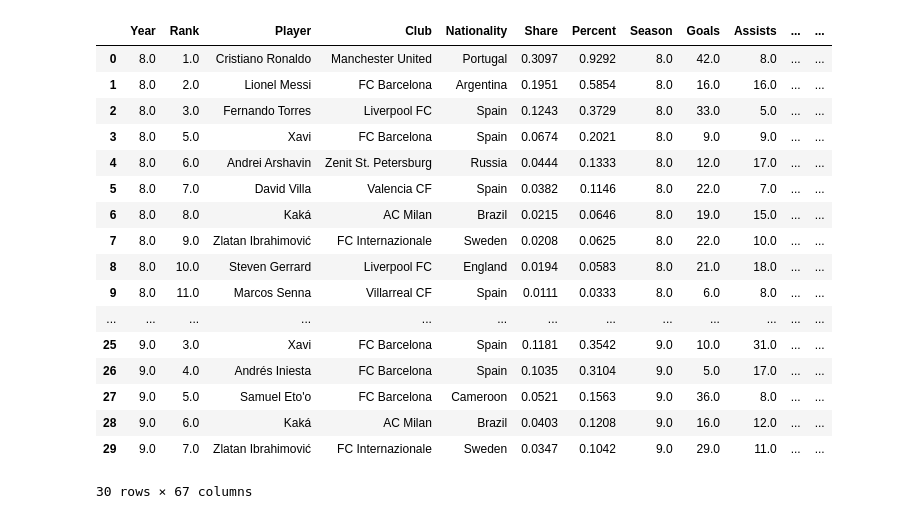
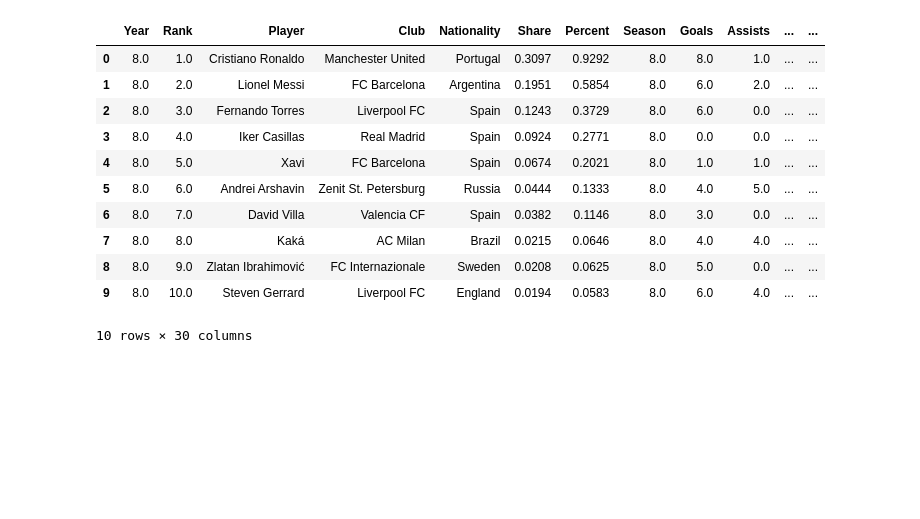
Before and after one commit to TheJarmanitor/outplayed, a Jupyter notebook: notebooks/player_modeling.ipynb, the cells around one changed output. Drawn from its saved outputs; the diff is of its cells as text; code cells hidden in the pictures; blank space fills up the shorter version.

Commit message:
more player modeling

```diff
--- a/notebooks/player_modeling.ipynb
+++ b/notebooks/player_modeling.ipynb
@@ -1,28 +1,22 @@
 # %%
 import pandas as pd
 
-df = pd.read_csv("../data/player_stats.csv")
+df = pd.read_csv("../data/player_stats_new.csv")
 df["Percent"] = df["Percent"].fillna(0.0)
 df = df.dropna(axis=1)
 # %%
-df.head(30)
+df.head(10)
 # %% [output]
 |  | Year | Rank | Player | Club | Nationality | Share | Percent | Season | Goals | Assists | ... | ... |
-| 0 | 8.0 | 1.0 | Cristiano Ronaldo | Manchester United | Portugal | 0.3097 | 0.9292 | 8.0 | 42.0 | 8.0 | ... | ... |
-| 1 | 8.0 | 2.0 | Lionel Messi | FC Barcelona | Argentina | 0.1951 | 0.5854 | 8.0 | 16.0 | 16.0 | ... | ... |
-| 2 | 8.0 | 3.0 | Fernando Torres | Liverpool FC | Spain | 0.1243 | 0.3729 | 8.0 | 33.0 | 5.0 | ... | ... |
-| 3 | 8.0 | 5.0 | Xavi | FC Barcelona | Spain | 0.0674 | 0.2021 | 8.0 | 9.0 | 9.0 | ... | ... |
-| 4 | 8.0 | 6.0 | Andrei Arshavin | Zenit St. Petersburg | Russia | 0.0444 | 0.1333 | 8.0 | 12.0 | 17.0 | ... | ... |
-| 5 | 8.0 | 7.0 | David Villa | Valencia CF | Spain | 0.0382 | 0.1146 | 8.0 | 22.0 | 7.0 | ... | ... |
-| 6 | 8.0 | 8.0 | Kaká | AC Milan | Brazil | 0.0215 | 0.0646 | 8.0 | 19.0 | 15.0 | ... | ... |
-| 7 | 8.0 | 9.0 | Zlatan Ibrahimović | FC Internazionale | Sweden | 0.0208 | 0.0625 | 8.0 | 22.0 | 10.0 | ... | ... |
-| 8 | 8.0 | 10.0 | Steven Gerrard | Liverpool FC | England | 0.0194 | 0.0583 | 8.0 | 21.0 | 18.0 | ... | ... |
-| 9 | 8.0 | 11.0 | Marcos Senna | Villarreal CF | Spain | 0.0111 | 0.0333 | 8.0 | 6.0 | 8.0 | ... | ... |
-| ... | ... | ... | ... | ... | ... | ... | ... | ... | ... | ... | ... | ... |
-| 25 | 9.0 | 3.0 | Xavi | FC Barcelona | Spain | 0.1181 | 0.3542 | 9.0 | 10.0 | 31.0 | ... | ... |
-| 26 | 9.0 | 4.0 | Andrés Iniesta | FC Barcelona | Spain | 0.1035 | 0.3104 | 9.0 | 5.0 | 17.0 | ... | ... |
-| 27 | 9.0 | 5.0 | Samuel Eto'o | FC Barcelona | Cameroon | 0.0521 | 0.1563 | 9.0 | 36.0 | 8.0 | ... | ... |
-| 28 | 9.0 | 6.0 | Kaká | AC Milan | Brazil | 0.0403 | 0.1208 | 9.0 | 16.0 | 12.0 | ... | ... |
-| 29 | 9.0 | 7.0 | Zlatan Ibrahimović | FC Internazionale | Sweden | 0.0347 | 0.1042 | 9.0 | 29.0 | 11.0 | ... | ... |
+| 0 | 8.0 | 1.0 | Cristiano Ronaldo | Manchester United | Portugal | 0.3097 | 0.9292 | 8.0 | 8.0 | 1.0 | ... | ... |
+| 1 | 8.0 | 2.0 | Lionel Messi | FC Barcelona | Argentina | 0.1951 | 0.5854 | 8.0 | 6.0 | 2.0 | ... | ... |
+| 2 | 8.0 | 3.0 | Fernando Torres | Liverpool FC | Spain | 0.1243 | 0.3729 | 8.0 | 6.0 | 0.0 | ... | ... |
+| 3 | 8.0 | 4.0 | Iker Casillas | Real Madrid | Spain | 0.0924 | 0.2771 | 8.0 | 0.0 | 0.0 | ... | ... |
+| 4 | 8.0 | 5.0 | Xavi | FC Barcelona | Spain | 0.0674 | 0.2021 | 8.0 | 1.0 | 1.0 | ... | ... |
+| 5 | 8.0 | 6.0 | Andrei Arshavin | Zenit St. Petersburg | Russia | 0.0444 | 0.1333 | 8.0 | 4.0 | 5.0 | ... | ... |
+| 6 | 8.0 | 7.0 | David Villa | Valencia CF | Spain | 0.0382 | 0.1146 | 8.0 | 3.0 | 0.0 | ... | ... |
+| 7 | 8.0 | 8.0 | Kaká | AC Milan | Brazil | 0.0215 | 0.0646 | 8.0 | 4.0 | 4.0 | ... | ... |
+| 8 | 8.0 | 9.0 | Zlatan Ibrahimović | FC Internazionale | Sweden | 0.0208 | 0.0625 | 8.0 | 5.0 | 0.0 | ... | ... |
+| 9 | 8.0 | 10.0 | Steven Gerrard | Liverpool FC | England | 0.0194 | 0.0583 | 8.0 | 6.0 | 4.0 | ... | ... |
-30 rows × 67 columns
+10 rows × 30 columns
 # %%
```
Also changed, not shown: parts of 11 cells of this notebook.
